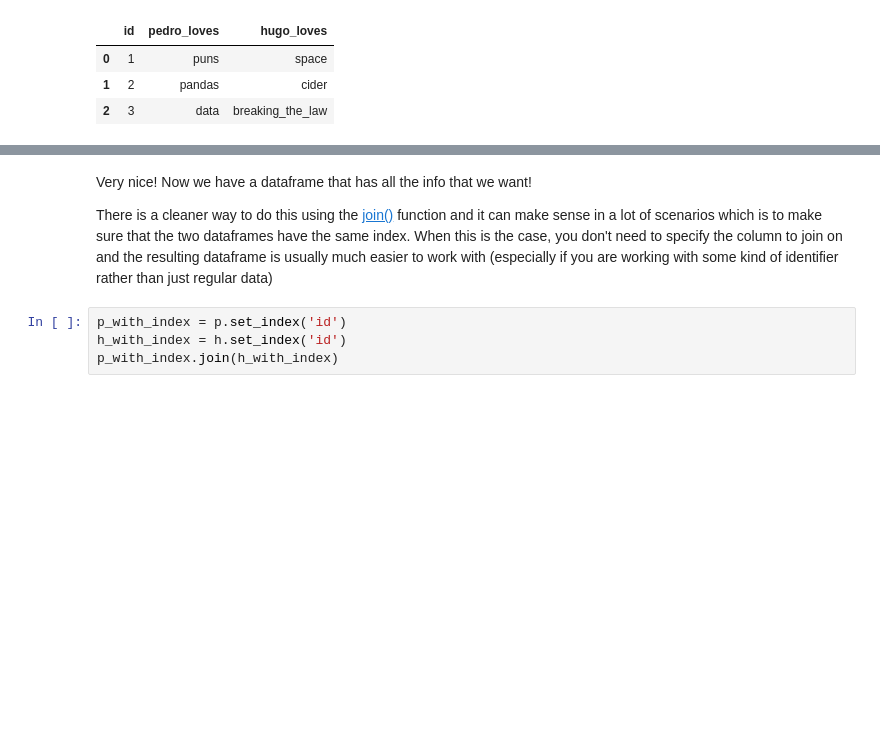
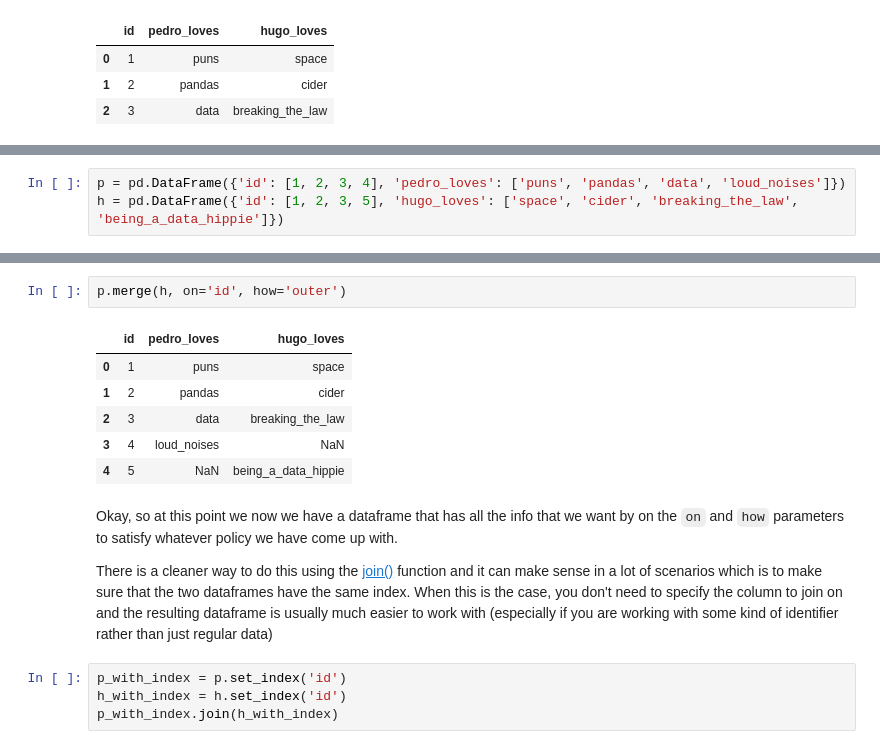
Before and after one commit to LDSSA/hackathon-3-learning, a Jupyter notebook: 03-joining-and-fixing/03-joining-and-fixing.ipynb, the cells around one changed output, grey strips where cells are left out. Saved outputs shown, nothing was run; the diff lists cells and outputs as text; blank space fills up the shorter version.

Commit message:
adding an explanation on the how parameter for merge

```diff
--- a/03-joining-and-fixing/03-joining-and-fixing.ipynb
+++ b/03-joining-and-fixing/03-joining-and-fixing.ipynb
@@ -24,0 +32,3 @@ p.merge(h, on='id')
+# %%
+p = pd.DataFrame({'id': [1, 2, 3, 4], 'pedro_loves': ['puns', 'pandas', 'data', 'loud_noises']})
+h = pd.DataFrame({'id': [1, 2, 3, 5], 'hugo_loves': ['space', 'cider', 'breaking_the_law', 'being_a_data_hippie']})
@@ -25,5 +59,15 @@ p.merge(h, on='id')
+# %%
+p.merge(h, on='id', how='outer')
+# %% [output]
+|  | id | pedro_loves | hugo_loves |
+| 0 | 1 | puns | space |
+| 1 | 2 | pandas | cider |
+| 2 | 3 | data | breaking_the_law |
+| 3 | 4 | loud_noises | NaN |
+| 4 | 5 | NaN | being_a_data_hippie |
 # %% [markdown]
-Very nice! Now we have a dataframe that has all the info that we want!
+Okay, so at this point we now we have a dataframe that has all the info that we want
+by on the `on` and `how` parameters to satisfy whatever policy we have come up with.
 
 There is a cleaner way to do this using the [join()](https://pandas.pydata.org/pandas-docs/stable/generated/pandas.DataFrame.join.html) function and it can make sense
 in a lot of scenarios which is to make sure that the two dataframes have the same index.
```
Also changed, not shown: parts of 4 cells of this notebook.
